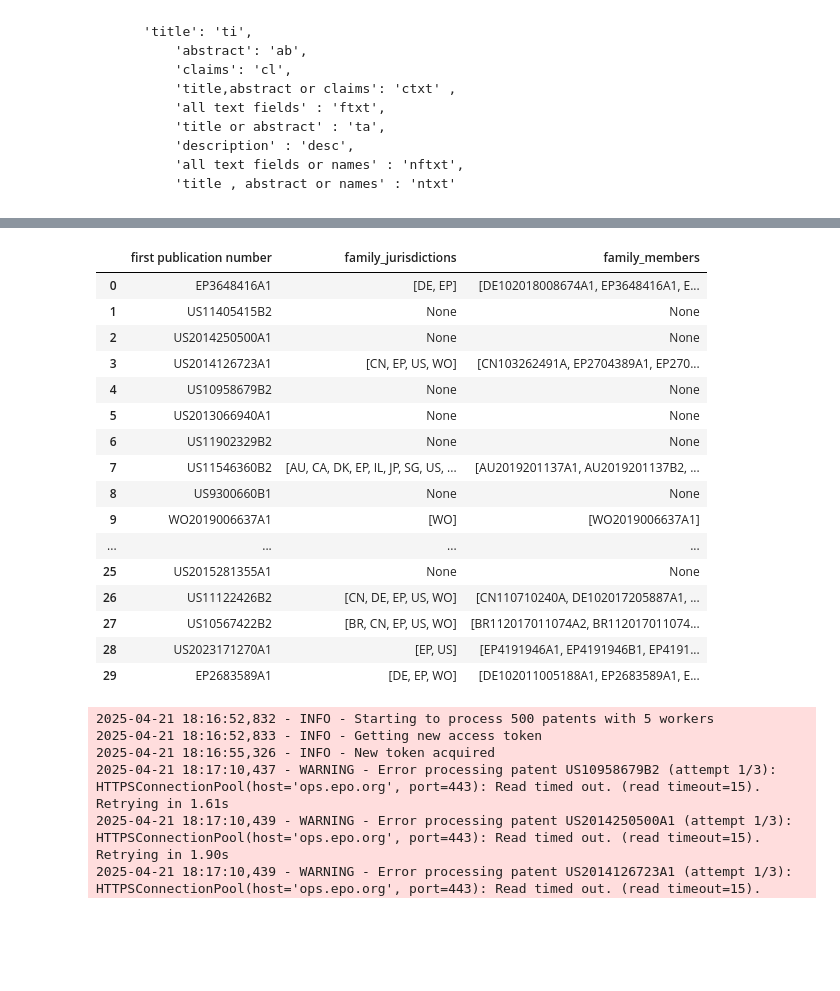
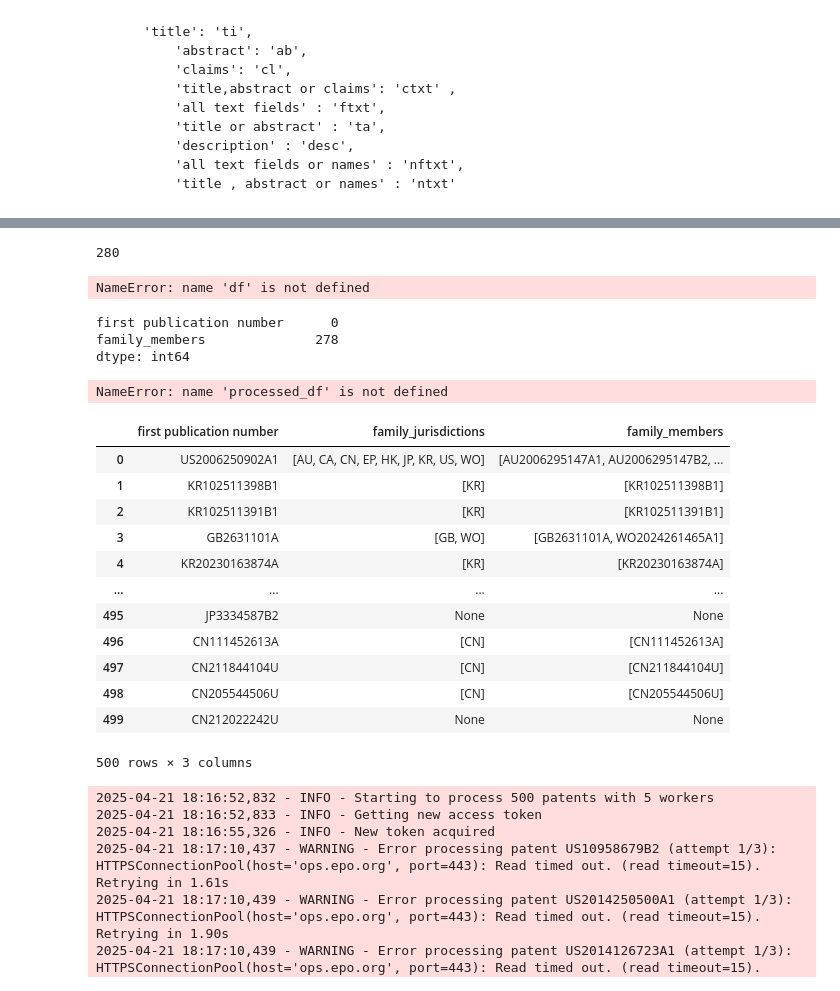
Before and after one commit to tasnim2410/technology-trend-analysis, a Jupyter notebook: automatic_results_export.ipynb, the cells around one changed output, grey strips where cells are left out. Drawn from its saved outputs; the diff is of its cells as text; code cells hidden in the pictures; blank space fills up the shorter version.

Commit message:
separated the automatic export endpoint and family members endpoint

```diff
--- a/automatic_results_export.ipynb
+++ b/automatic_results_export.ipynb
@@ -507,30 +229,3 @@ class EspacenetScraper:
         """Close the browser when done."""
         if self.driver:
             self.driver.quit()
-# %%
-if __name__ == '__main__':
-    # Define the search keywords
-    search_keywords = ["hydrogen", "battery", "electric vehicle", "charging"]
-
-    # Initialize the scraper with the search keywords
-    scraper = EspacenetScraper(search_keywords, headless=False)  # Set headless to False to see the browser in action
-
-    try:
-        # Get the page HTML
-        html = scraper.get_page_html(retries=3)
-        if html:
-            print("Page HTML retrieved successfully.")
-
-            # Perform the download sequence with max 500 results
-            if scraper.download_csv(retries=3, max_results=500):
-                print("CSV download initiated successfully.")
-                # Wait a bit to ensure the download starts
-                time.sleep(10)
-                print("Download should be complete or in progress.")
-            else:
-                print("Failed to download CSV.")
-
-    finally:
-        # Close the browser
-        scraper.close()
-        print("Scraper closed.")
@@ -941,0 +613,2 @@ print(df_patents.shape)
+# %%
+df.rename(columns={'Family number': 'family number'}, inplace=True)
@@ -942,3 +800,12 @@ print(df_patents.shape)
+# %%
+len(df['family_members'].dropna())
+# %% [output]
+280
+# %%
+empty_family_members_count = df['family_members'].apply(lambda x: isinstance(x, list) and len(x) == 0).sum()
+print(f"Number of rows with empty family_members: {empty_family_members_count}")
+# %% [output]
+NameError: name 'df' is not defined
 # %%
 #parallel processing chatgpt
 import concurrent.futures
@@ -1054,26 +921,32 @@ if __name__ == "__main__":
     #df = pd.read_csv('your_patents.csv')
     processed_df = process_dataframe_parallel(df, 'first publication number', max_workers=20)
     processed_df[['first publication number', 'family_jurisdictions', 'family_members']]
+# %%
+df[['first publication number', 'family_members']].isnull().sum()
+# %% [output]
+first publication number      0
+family_members              278
+dtype: int64
+# %%
+processed_df[['first publication number', 'family_jurisdictions', 'family_members']].isnull().sum()
+# %% [output]
+NameError: name 'processed_df' is not defined
 # %%
-processed_df[['first publication number', 'family_jurisdictions', 'family_members']].head(30)
+processed_df[['first publication number', 'family_jurisdictions', 'family_members']]
 # %% [output]
 |  | first publication number | family_jurisdictions | family_members |
-| 0 | EP3648416A1 | [DE, EP] | [DE102018008674A1, EP3648416A1, E... |
-| 1 | US11405415B2 | None | None |
-| 2 | US2014250500A1 | None | None |
-| 3 | US2014126723A1 | [CN, EP, US, WO] | [CN103262491A, EP2704389A1, EP270... |
-| 4 | US10958679B2 | None | None |
-| 5 | US2013066940A1 | None | None |
-| 6 | US11902329B2 | None | None |
-| 7 | US11546360B2 | [AU, CA, DK, EP, IL, JP, SG, US, ... | [AU2019201137A1, AU2019201137B2, ... |
-| 8 | US9300660B1 | None | None |
-| 9 | WO2019006637A1 | [WO] | [WO2019006637A1] |
+| 0 | US2006250902A1 | [AU, CA, CN, EP, HK, JP, KR, US, WO] | [AU2006295147A1, AU2006295147B2, ... |
+| 1 | KR102511398B1 | [KR] | [KR102511398B1] |
+| 2 | KR102511391B1 | [KR] | [KR102511391B1] |
+| 3 | GB2631101A | [GB, WO] | [GB2631101A, WO2024261465A1] |
+| 4 | KR20230163874A | [KR] | [KR20230163874A] |
 | ... | ... | ... | ... |
-| 25 | US2015281355A1 | None | None |
-| 26 | US11122426B2 | [CN, DE, EP, US, WO] | [CN110710240A, DE102017205887A1, ... |
-| 27 | US10567422B2 | [BR, CN, EP, US, WO] | [BR112017011074A2, BR112017011074... |
-| 28 | US2023171270A1 | [EP, US] | [EP4191946A1, EP4191946B1, EP4191... |
-| 29 | EP2683589A1 | [DE, EP, WO] | [DE102011005188A1, EP2683589A1, E... |
+| 495 | JP3334587B2 | None | None |
+| 496 | CN111452613A | [CN] | [CN111452613A] |
+| 497 | CN211844104U | [CN] | [CN211844104U] |
+| 498 | CN205544506U | [CN] | [CN205544506U] |
+| 499 | CN212022242U | None | None |
+500 rows × 3 columns
 # %%
 import concurrent.futures
 import os
```
Also changed, not shown: parts of 50 cells of this notebook, 19 other files.
